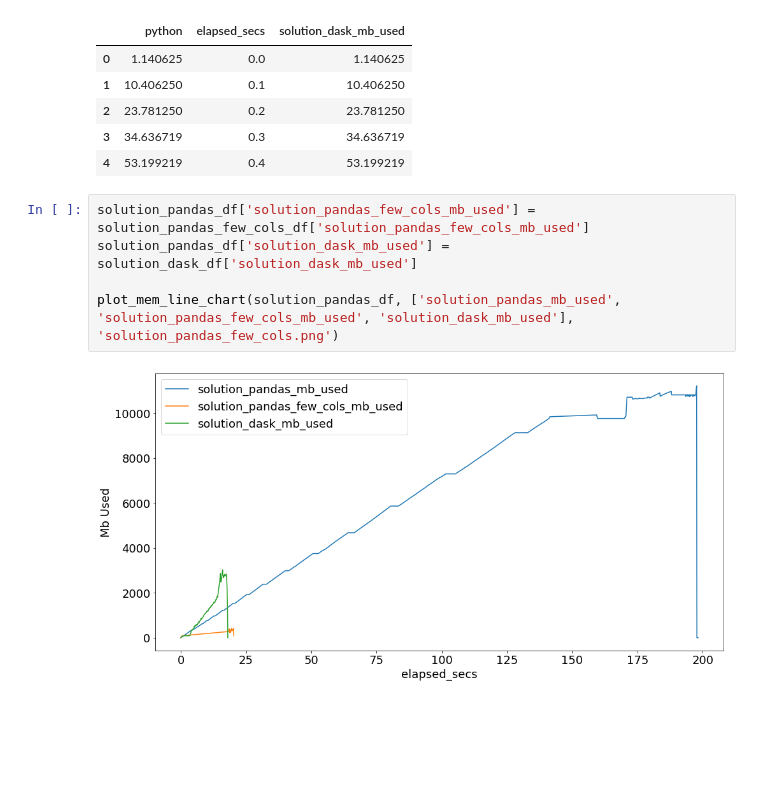
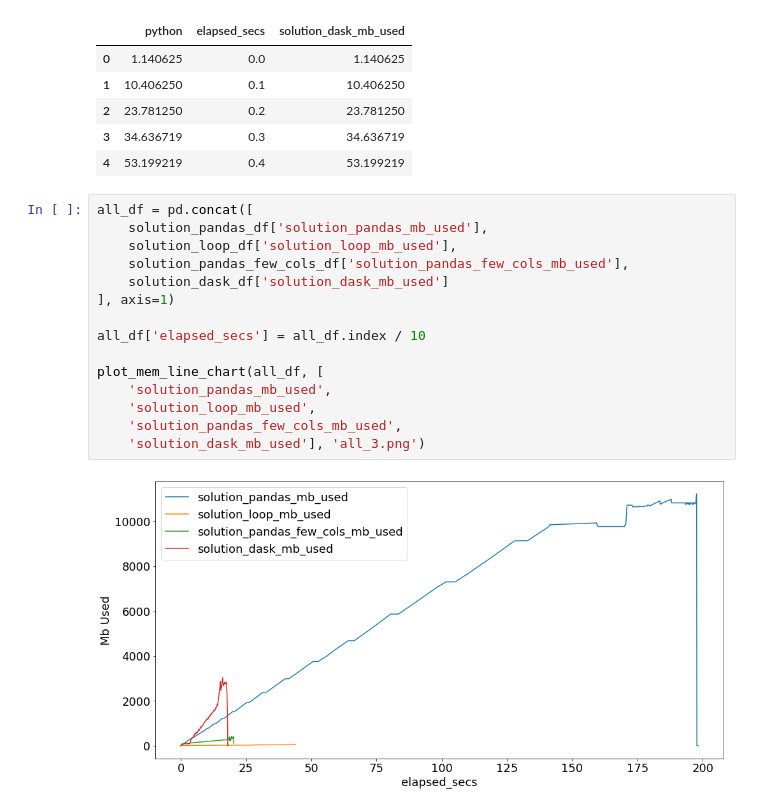
Before and after one commit to TDADSBootcamp/Advanced-Bigger-Data, a Jupyter notebook: notebooks/performance.ipynb, the cells around one changed output. Saved outputs shown, nothing was run; the diff lists cells and outputs as text; blank space fills up the shorter version.

```diff
--- a/notebooks/performance.ipynb
+++ b/notebooks/performance.ipynb
@@ -105,10 +109,20 @@ solution_dask_df.head()
 | 2 | 23.781250 | 0.2 | 23.781250 |
 | 3 | 34.636719 | 0.3 | 34.636719 |
 | 4 | 53.199219 | 0.4 | 53.199219 |
-# %%
-solution_pandas_df['solution_pandas_few_cols_mb_used'] = solution_pandas_few_cols_df['solution_pandas_few_cols_mb_used']
-solution_pandas_df['solution_dask_mb_used'] = solution_dask_df['solution_dask_mb_used']
-
-plot_mem_line_chart(solution_pandas_df, ['solution_pandas_mb_used', 'solution_pandas_few_cols_mb_used', 'solution_dask_mb_used'], 'solution_pandas_few_cols.png')
-# %% [output]
-[figure, removed]
+# %%
+all_df = pd.concat([
+    solution_pandas_df['solution_pandas_mb_used'],
+    solution_loop_df['solution_loop_mb_used'],
+    solution_pandas_few_cols_df['solution_pandas_few_cols_mb_used'],
+    solution_dask_df['solution_dask_mb_used']
+], axis=1)
+
+all_df['elapsed_secs'] = all_df.index / 10
+
+plot_mem_line_chart(all_df, [
+    'solution_pandas_mb_used',
+    'solution_loop_mb_used',
+    'solution_pandas_few_cols_mb_used',
+    'solution_dask_mb_used'], 'all_3.png')
+# %% [output]
+[figure, added]
```
Also changed, not shown: parts of 6 cells of this notebook, 7 other files.
